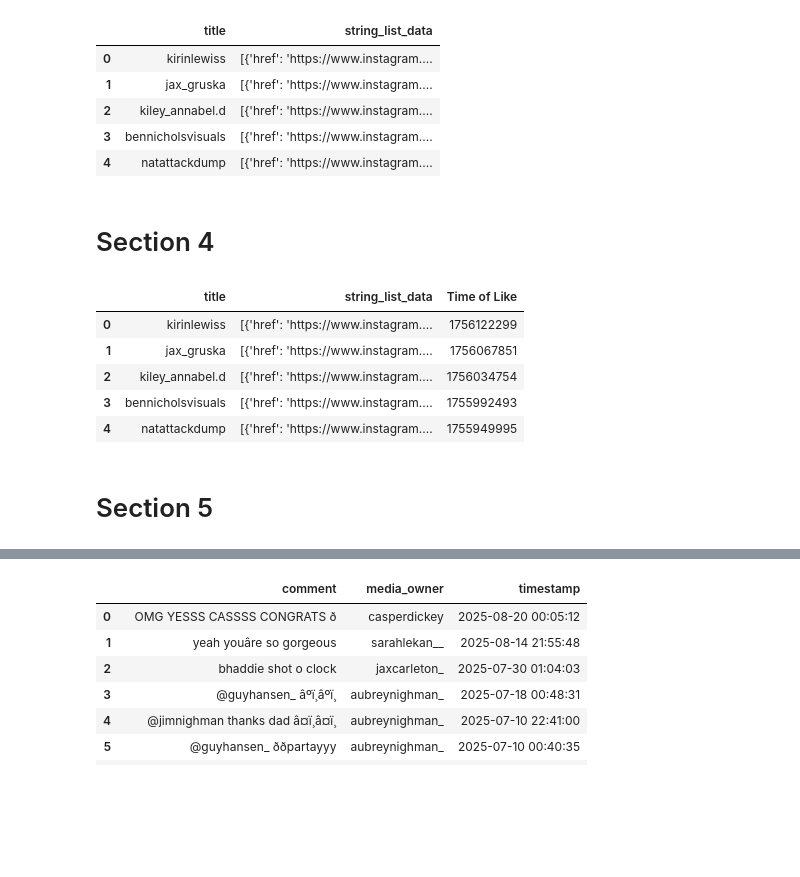
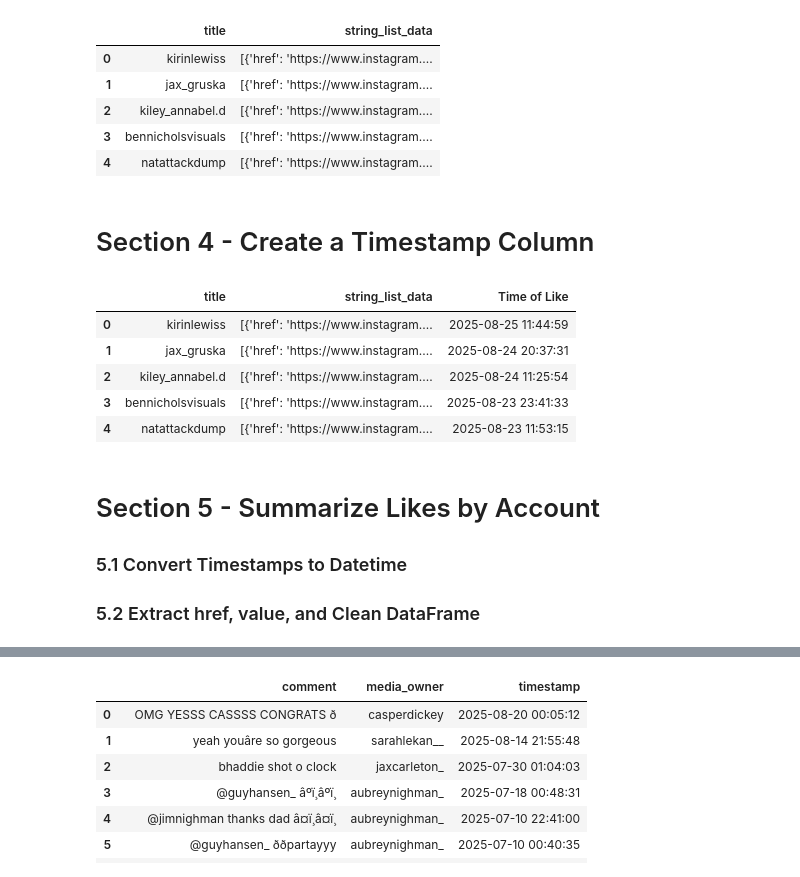
Before and after one commit to anighman/emat-aubrey-2025, a Jupyter notebook: InstagramReportFinalNighman.ipynb, the cells around one changed output, grey strips where cells are left out. Drawn from its saved outputs; the diff is of its cells as text; code cells hidden in the pictures; blank space fills up the shorter version.

```diff
--- a/InstagramReportFinalNighman.ipynb
+++ b/InstagramReportFinalNighman.ipynb
@@ -49,23 +56,30 @@ df_tidy.head()
 | 3 | bennicholsvisuals | [{'href': 'https://www.instagram.... |
 | 4 | natattackdump | [{'href': 'https://www.instagram.... |
 # %% [markdown]
-# Section 4
+# Section 4 - Create a Timestamp Column
 # %%
 df_tidy['string_list_data'].iloc[0]
 type(df_tidy['string_list_data'].iloc[0])
 len(df_tidy['string_list_data'].iloc[0])
 df_tidy['string_list_data'].iloc[0][0]['timestamp']
 
 df_tidy['Time of Like'] = [i[0]['timestamp'] for i in df_tidy['string_list_data']]
 df_tidy.head()
+
+# Convert to datetime (timestamps are usually in seconds since epoch)
+df_tidy['Time of Like'] = pd.to_datetime(df_tidy['Time of Like'], unit='s')
+df_tidy.head()
 # %% [output]
 |  | title | string_list_data | Time of Like |
-| 0 | kirinlewiss | [{'href': 'https://www.instagram.... | 1756122299 |
-| 1 | jax_gruska | [{'href': 'https://www.instagram.... | 1756067851 |
-| 2 | kiley_annabel.d | [{'href': 'https://www.instagram.... | 1756034754 |
-| 3 | bennicholsvisuals | [{'href': 'https://www.instagram.... | 1755992493 |
-| 4 | natattackdump | [{'href': 'https://www.instagram.... | 1755949995 |
+| 0 | kirinlewiss | [{'href': 'https://www.instagram.... | 2025-08-25 11:44:59 |
+| 1 | jax_gruska | [{'href': 'https://www.instagram.... | 2025-08-24 20:37:31 |
+| 2 | kiley_annabel.d | [{'href': 'https://www.instagram.... | 2025-08-24 11:25:54 |
+| 3 | bennicholsvisuals | [{'href': 'https://www.instagram.... | 2025-08-23 23:41:33 |
+| 4 | natattackdump | [{'href': 'https://www.instagram.... | 2025-08-23 11:53:15 |
 # %% [markdown]
-# Section 5
+# Section 5 - Summarize Likes by Account
+
+### 5.1 Convert Timestamps to Datetime
+### 5.2 Extract href, value, and Clean DataFrame
 # %%
 from datetime import datetime
```
Also changed, not shown: parts of 13 cells of this notebook.
